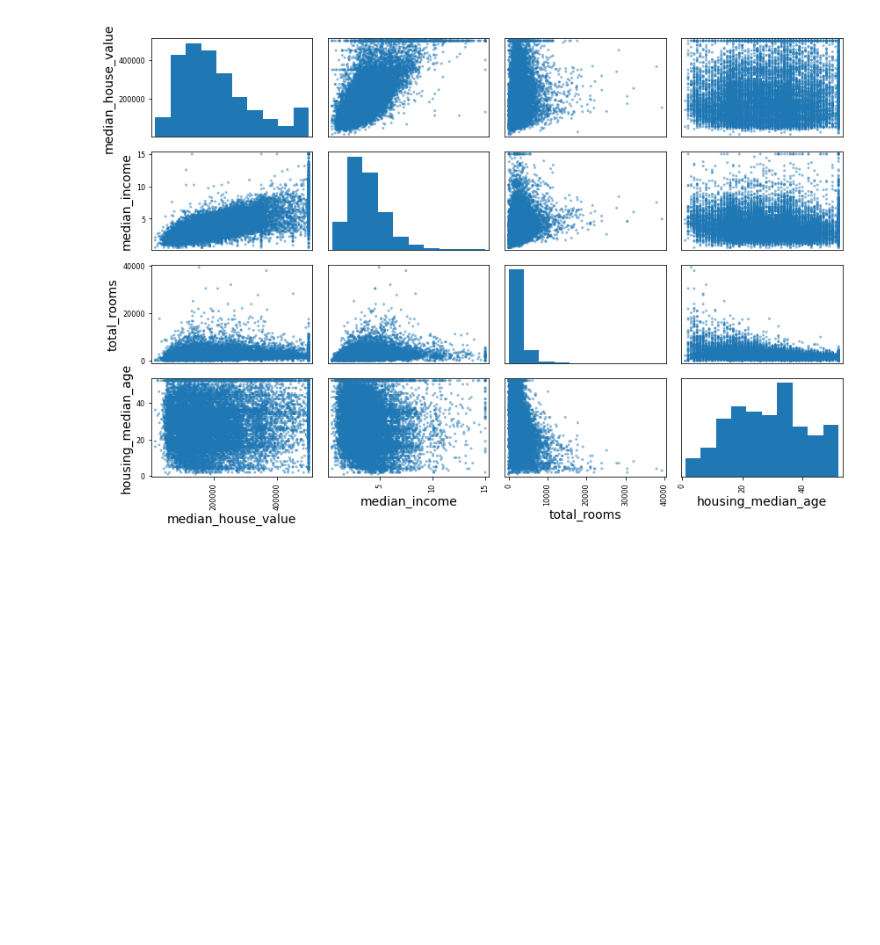
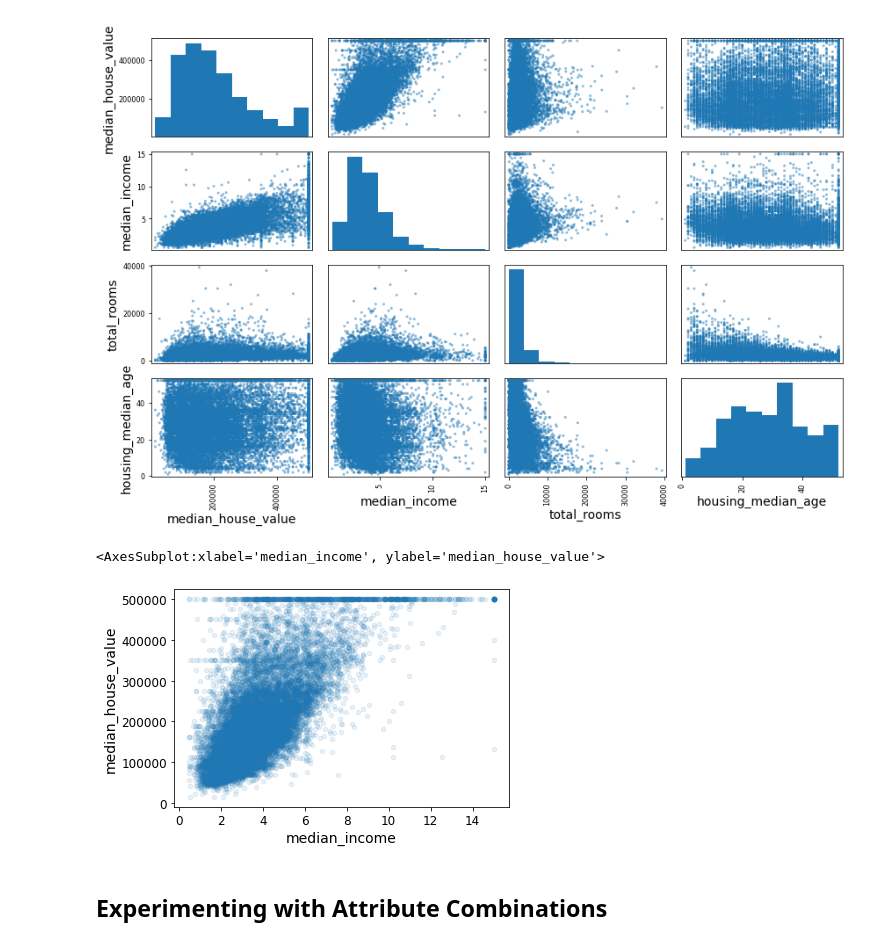
Before and after one commit to Oppo-sit/AI_AtoZ, a Jupyter notebook: Hands_on_ml/chapter_2/02_end_to_end_ml_project.ipynb, the cells around one changed output. Cells and saved outputs as stored; diff of their text form; code cells hidden in the pictures; blank space fills up the shorter version.

```diff
--- a/Hands_on_ml/chapter_2/02_end_to_end_ml_project.ipynb
+++ b/Hands_on_ml/chapter_2/02_end_to_end_ml_project.ipynb
@@ -402,3 +403,15 @@ save_fig("scatter_matrix_plot")
 # %% [output]
 Saving figure scatter_matrix_plot
 [figure]
+# %%
+# best promising attribute is "median income"
+# plot this correlation alone, we can see the obvious upward trend
+# Also, we can see straight line at $500,000, $450,000, $350,000 for median house value
+# That called 'quirks', we may want to erase them for generalized model
+
+housing.plot(kind="scatter", x="median_income", y="median_house_value", alpha=0.1)
+# %% [output]
+<AxesSubplot:xlabel='median_income', ylabel='median_house_value'>
+[figure, added]
+# %% [markdown]
+## Experimenting with Attribute Combinations
```
Also changed, not shown: parts of 7 cells of this notebook.
